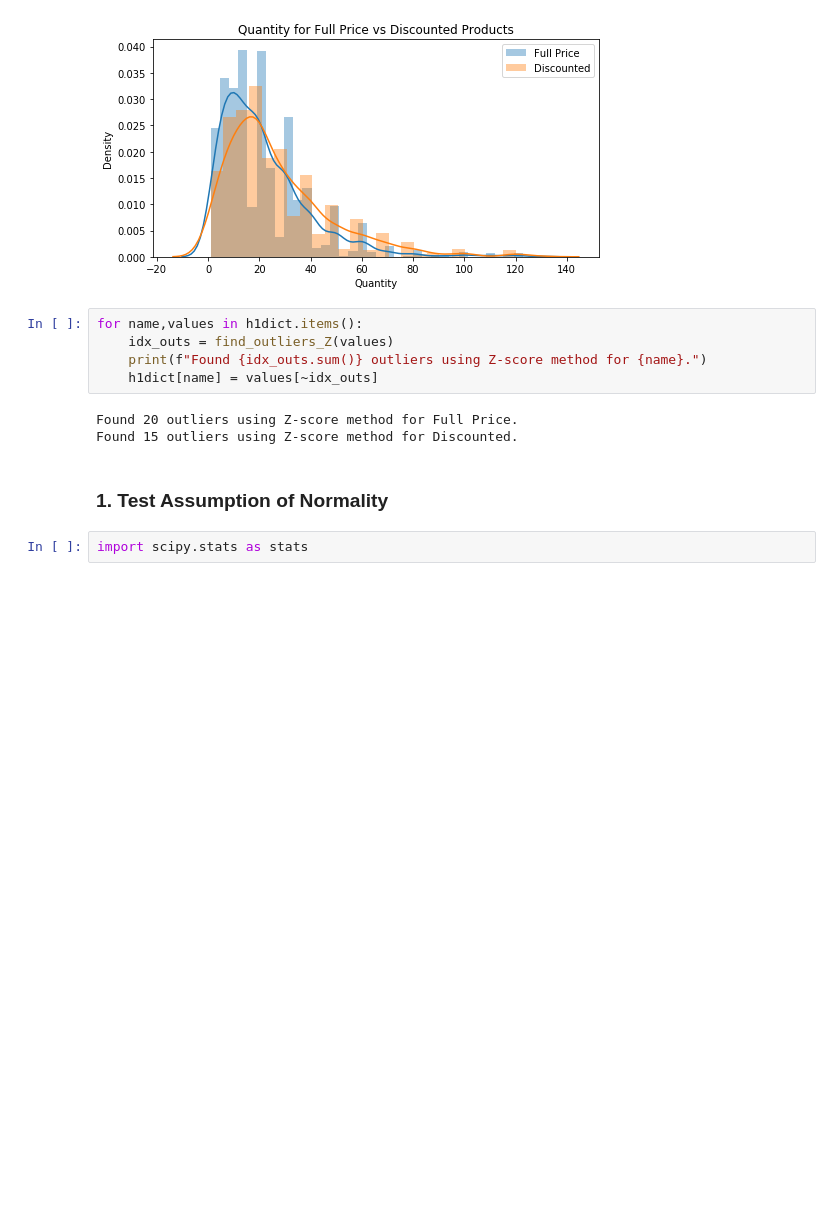
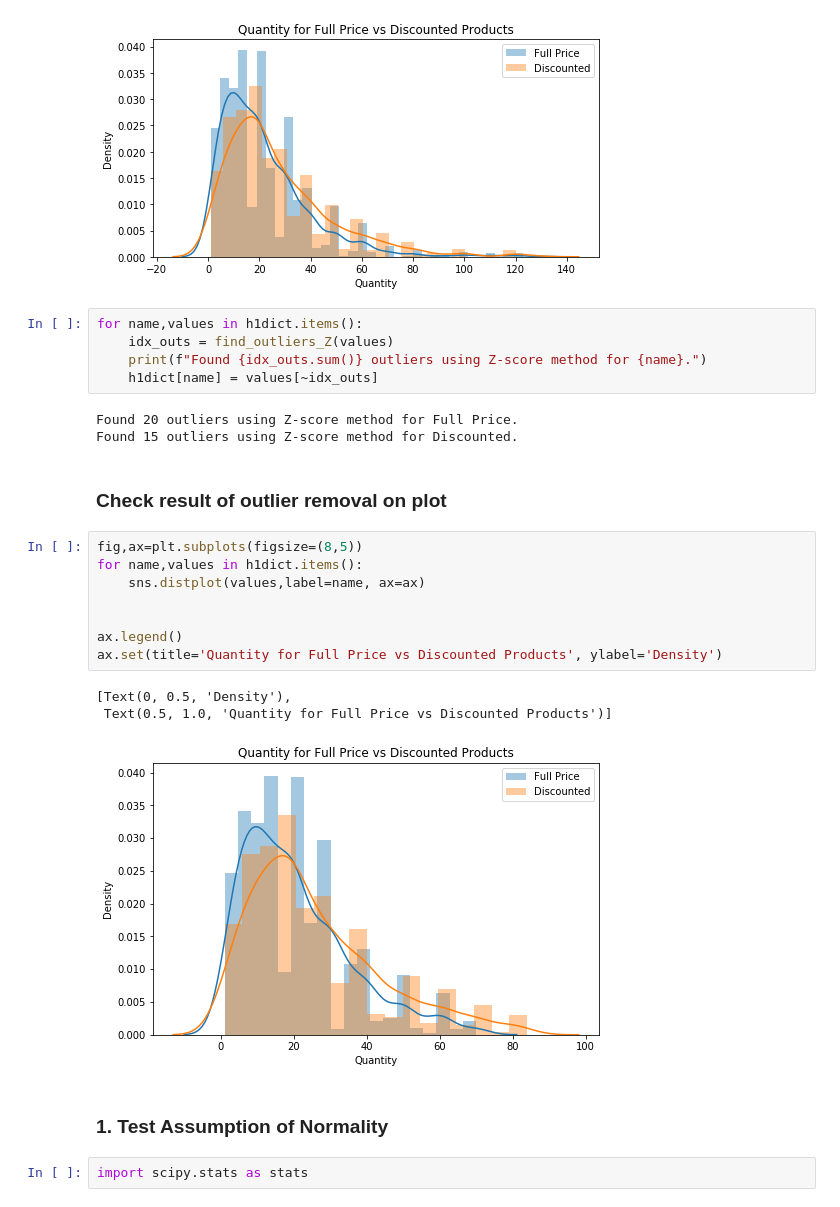
Before and after one commit to alexanderjohnny/hypothesis_testing_workflow_python, a Jupyter notebook: ALEX_BEAT_student.ipynb, the cells around one changed output. Drawn from its saved outputs; the diff is of its cells as text; blank space fills up the shorter version.

```diff
--- a/ALEX_BEAT_student.ipynb
+++ b/ALEX_BEAT_student.ipynb
@@ -317,6 +317,20 @@ for name,values in h1dict.items():
 # %% [output]
 Found 20 outliers using Z-score method for Full Price.
 Found 15 outliers using Z-score method for Discounted.
+# %% [markdown]
+### Check result of outlier removal on plot
+# %%
+fig,ax=plt.subplots(figsize=(8,5))
+for name,values in h1dict.items():
+    sns.distplot(values,label=name, ax=ax)
+
+
+ax.legend()
+ax.set(title='Quantity for Full Price vs Discounted Products', ylabel='Density')
+# %% [output]
+[Text(0, 0.5, 'Density'),
+ Text(0.5, 1.0, 'Quantity for Full Price vs Discounted Products')]
+[figure, added]
 # %% [markdown]
 ### 1. Test Assumption of Normality
 # %%
```
Also changed, not shown: parts of 12 cells of this notebook.
